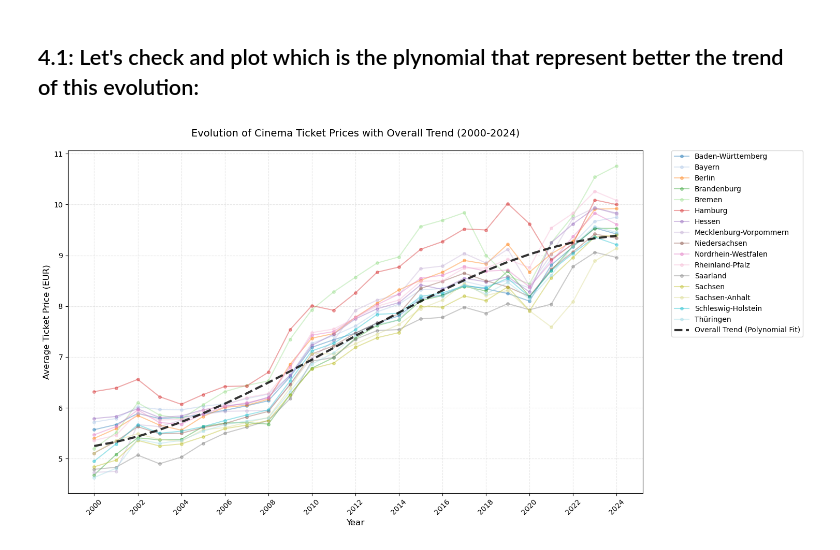
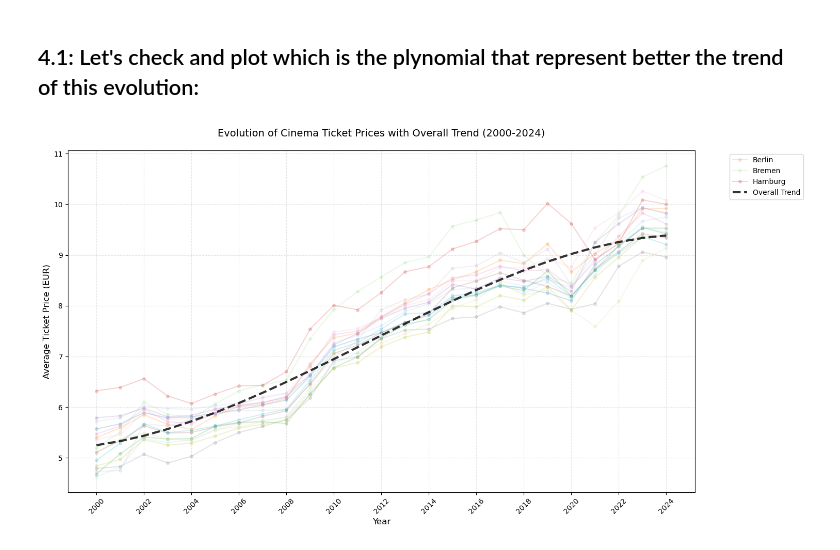
Before and after one commit to federico-bnt/German-cinema-exploratory-analysis-2025, a Jupyter notebook: bin/analysis_notebook.ipynb, the cells around one changed output. Drawn from its saved outputs; the diff is of its cells as text; code cells hidden in the pictures.

Commit message:
Updated code: Completed question 1. Started question 2. i've created a function in a .py document for polynomials plot

```diff
--- a/bin/analysis_notebook.ipynb
+++ b/bin/analysis_notebook.ipynb
@@ -279,60 +278,39 @@ plt.show()
 # %% [markdown]
 ## 4.1: Let's check and plot which is the plynomial that represent better the trend of this evolution:
 # %%
-# Calculate average ticket price across all regions for each year
-average_prices = df.groupby('Years')['Average cinema ticket price'].mean()
-
-# Set up the figure size
+# Plot ticket prices evolution with polynomial trend
 plt.figure(figsize=(15, 8))
 
-# Plot individual regions:
+# Plot individual lines with low opacity
 for region, data in regional_data.items():
     plt.plot(
         data['Years'],
         data['Average cinema ticket price'],
         marker='o',
         markersize=4,
         linewidth=1.5,
-        label=region,
         color=region_colors[region],
-        alpha=0.4
+        alpha=0.2,
+        label=region if region in ['Berlin', 'Hamburg', 'Bremen'] else ""
     )
-# Calculate polynomial fit (3rd degree)
-years_num = average_prices.index.values
-prices = average_prices.values
-z = np.polyfit(years_num, prices, 3)
-p = np.poly1d(z)
 
-# Plot trend line
-plt.plot(
-    years_num,
-    p(years_num),
-    '--',
-    linewidth=3,
-    label='Overall Trend (Polynomial Fit)',
-    color='black',
-    alpha=0.8
+# Add polynomial trend
+plot_polynomial_trends(
+    data_groups=[df],
+    column_name='Average cinema ticket price',
+    years=sorted(df['Years'].unique()),
+    colors=['black'],
+    labels=['Overall Trend'],
+    title='Evolution of Cinema Ticket Prices with Overall Trend (2000-2024)'
 )
-plt.title(
-    'Evolution of Cinema Ticket Prices with Overall Trend (2000-2024)',
-    fontsize=14,
-    pad=20
-)
+
+# Customize plot
 plt.xlabel('Year', fontsize=12)
 plt.ylabel('Average Ticket Price (EUR)', fontsize=12)
 plt.grid(True, linestyle='--', alpha=0.3)
-plt.legend(
-    bbox_to_anchor=(1.05, 1),
-    loc='upper left',
-    borderaxespad=0.,
-    fontsize=10
-)
-plt.xticks(
-    sorted(df['Years'].unique())[::2],
-    rotation=45
-)
-
+plt.legend(bbox_to_anchor=(1.05, 1), loc='upper left')
+plt.xticks(sorted(df['Years'].unique())[::2], rotation=45)
 plt.tight_layout()
 plt.show()
 # %% [output]
-[figure, old version]
+[figure, new version]
```
Also changed, not shown: parts of 9 cells of this notebook, 2 other files.
